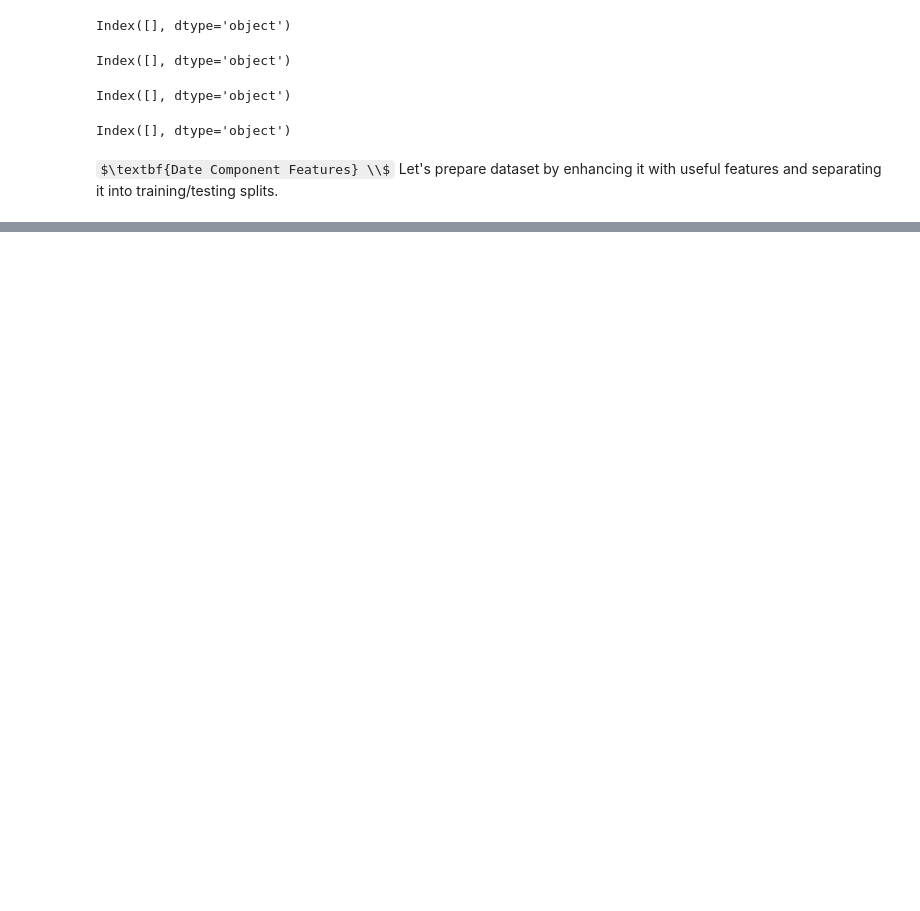
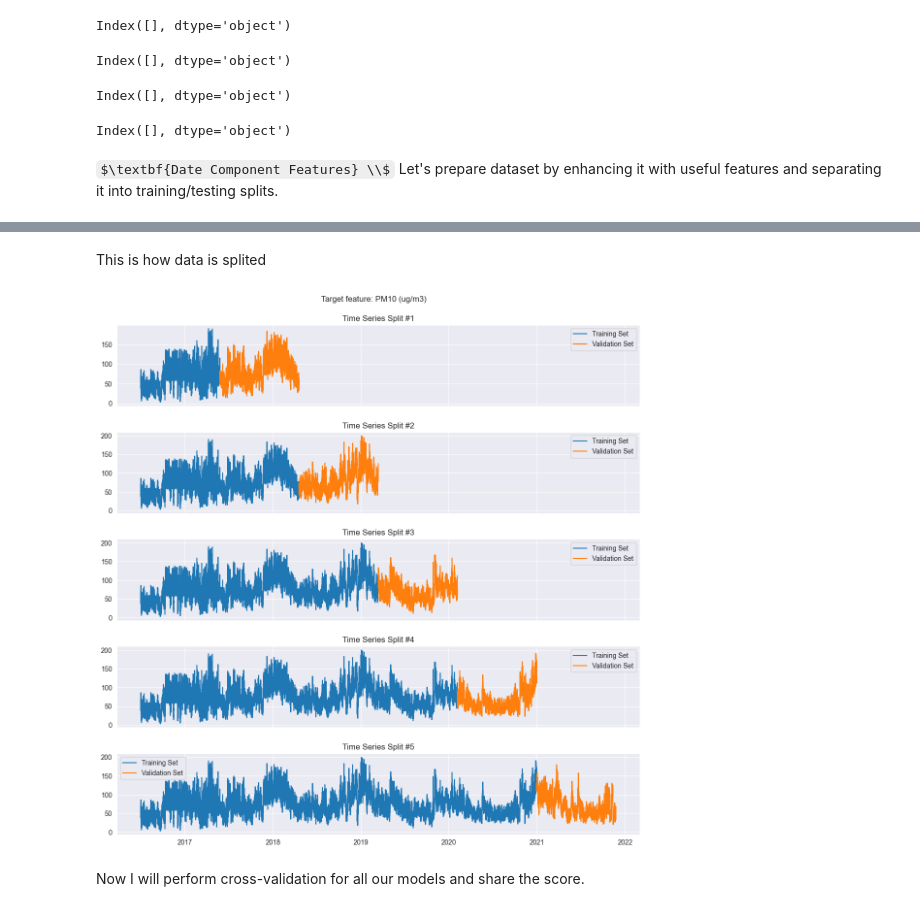
Before and after one commit to PyFon-hub/Masters_Thesis, a Jupyter notebook: Time_Series_Forecasting/Data_Forecasting.ipynb, the cells around one changed output, grey strips where cells are left out. Cells and saved outputs as stored; diff of their text form; code cells hidden in the pictures; some formulas as TeX source; blank space fills up the shorter version.

```diff
--- a/Time_Series_Forecasting/Data_Forecasting.ipynb
+++ b/Time_Series_Forecasting/Data_Forecasting.ipynb
@@ -56,0 +126,7 @@ df = create_features(df)
+# %%
+target_feature = feature
+predictors = df.columns.to_list()
+predictors.remove(target_feature)
+
+print(target_feature, end= '\n\n')
+print(predictors)
@@ -56,0 +267,21 @@ df = create_features(df)
+# %%
+time_series_cv = TimeSeriesSplit(n_splits=5)
+# %% [markdown]
+This is how data is splited
+# %%
+fig, axes = plt.subplots(time_series_cv.n_splits, 1, figsize=(12, 12), sharex=True)
+fig.tight_layout(pad=3.0)
+fig.subplots_adjust(top=0.93)
+
+for index, (train_fold, validation_fold) in enumerate(time_series_cv.split(train_y)):
+    sns.lineplot(data=train_y.iloc[train_fold], label='Training Set', ax=axes[index])
+    sns.lineplot(data=train_y.iloc[validation_fold], label='Validation Set', ax=axes[index])
+    axes[index].set_title(f'Time Series Split #{index + 1}')
+    axes[index].set(xlabel=None, ylabel=None)
+
+fig.suptitle(f'Target feature: {target_feature}')
+plt.show()
+# %% [output]
+[figure, added]
+# %% [markdown]
+Now I will perform cross-validation for all our models and share the score.
```
Also changed, not shown: parts of 47 cells of this notebook, 1 other file.
